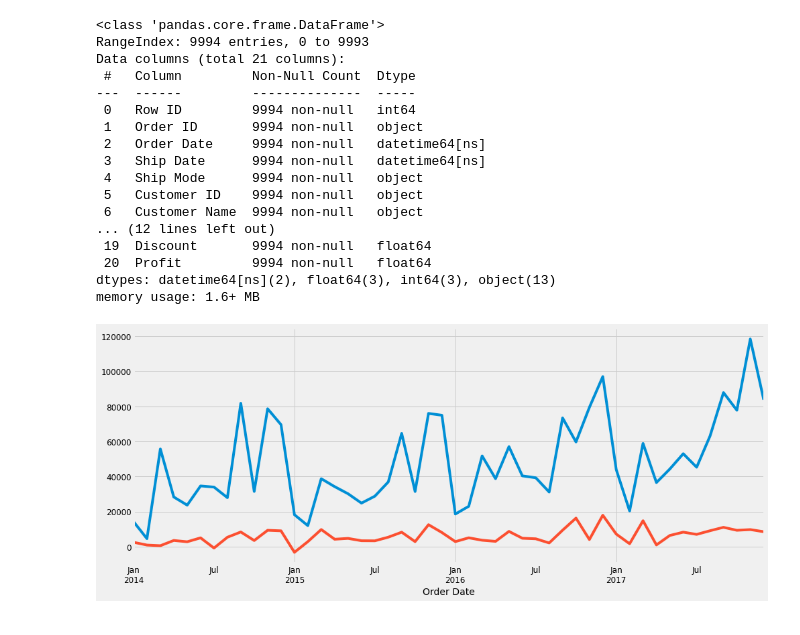
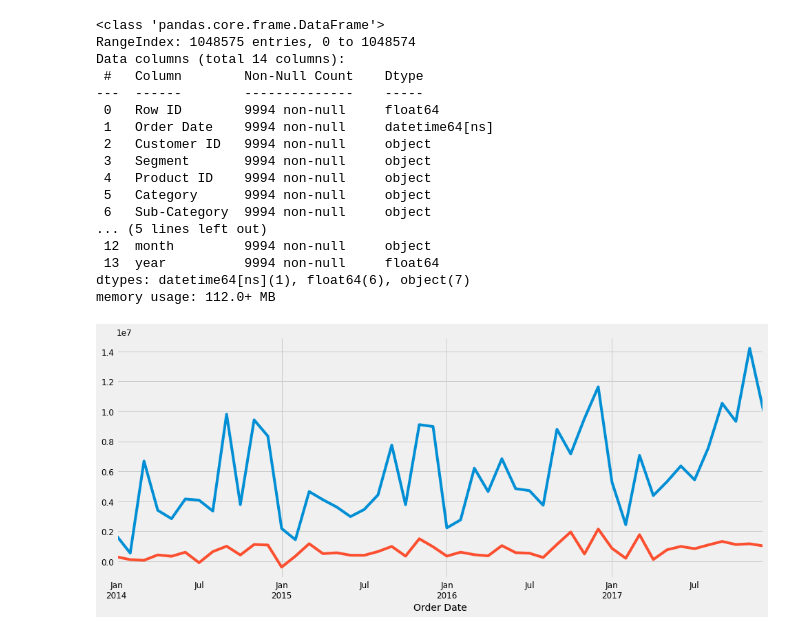
Before and after one commit to shhreyaa/TSA-using-Arima-Model, a Jupyter notebook: Minor_arranged.ipynb, the cells around one changed output. Drawn from its saved outputs; the diff is of its cells as text; code cells hidden in the pictures.

Commit message:
updated data

```diff
--- a/Minor_arranged.ipynb
+++ b/Minor_arranged.ipynb
@@ -16,43 +16,46 @@ matplotlib.rcParams['text.color'] = 'k'
 # %%
 
 
-df = pd.read_excel("Superstore.xls")
+df = pd.read_excel("saleeee.xlsx")
+
 df.head(10)
 df.info()
 df1= df
 # %% [output]
 <class 'pandas.core.frame.DataFrame'>
-RangeIndex: 9994 entries, 0 to 9993
-Data columns (total 21 columns):
- #   Column         Non-Null Count  Dtype
----  ------         --------------  -----
- 0   Row ID         9994 non-null   int64
- 1   Order ID       9994 non-null   object
- 2   Order Date     9994 non-null   datetime64[ns]
- 3   Ship Date      9994 non-null   datetime64[ns]
- 4   Ship Mode      9994 non-null   object
- 5   Customer ID    9994 non-null   object
- 6   Customer Name  9994 non-null   object
-... (12 lines left out)
- 19  Discount       9994 non-null   float64
- 20  Profit         9994 non-null   float64
-dtypes: datetime64[ns](2), float64(3), int64(3), object(13)
-memory usage: 1.6+ MB
+RangeIndex: 1048575 entries, 0 to 1048574
+Data columns (total 14 columns):
+ #   Column        Non-Null Count    Dtype
+---  ------        --------------    -----
+ 0   Row ID        9994 non-null     float64
+ 1   Order Date    9994 non-null     datetime64[ns]
+ 2   Customer ID   9994 non-null     object
+ 3   Segment       9994 non-null     object
+ 4   Product ID    9994 non-null     object
+ 5   Category      9994 non-null     object
+ 6   Sub-Category  9994 non-null     object
+... (5 lines left out)
+ 12  month         9994 non-null     object
+ 13  year          9994 non-null     float64
+dtypes: datetime64[ns](1), float64(6), object(7)
+memory usage: 112.0+ MB
 # %%
 #sales and profit of total sales
-df1 = pd.read_excel("Superstore.xls")
-cols = ['Row ID', 'Order ID', 'Ship Date', 'Ship Mode', 'Customer ID', 'Customer Name', 'Segment','Category', 'Country', 'City', 'State', 'Postal Code', 'Region', 'Product ID', 'Category', 'Sub-Category', 'Product Name', 'Quantity', 'Discount']
+df = pd.read_excel("saleeee.xlsx")
+
+cols = ['Row ID','Customer ID', 'Segment','Category', 'Product ID', 'Category', 'Sub-Category', 'Product Name', 'Quantity', 'Discount']
 df1.drop(cols, axis=1, inplace=True)
+
 df1 = df1.sort_values('Order Date')
 df1.isnull().sum()
 df1 = df1.set_index('Order Date')
 y1 = df1['Sales'].resample('MS').sum()
 y2 = df1['Profit'].resample('MS').sum()
 y1.plot(figsize=(15, 6))
 y2.plot(figsize=(15, 6))
 plt.show()
 # %% [output]
-[figure, old version]
+[figure, new version]
 # %%
 def profit(prof):
       x= prof
```
Also changed, not shown: parts of 7 cells of this notebook, 2 other files.
